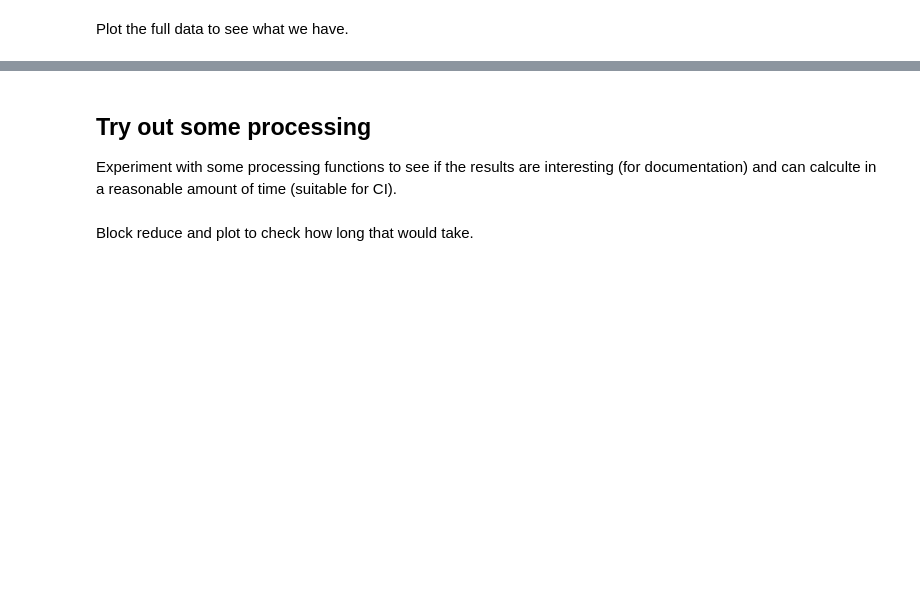
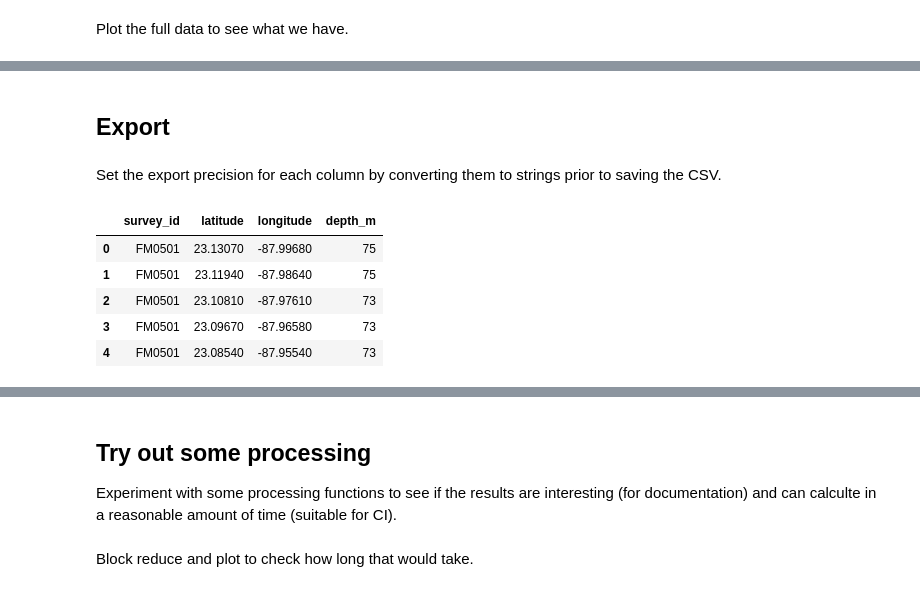
Before and after one commit to fatiando/data, a Jupyter notebook: bathymetry-caribbean/prepare.ipynb, the cells around one changed output, grey strips where cells are left out. Saved outputs shown, nothing was run; the diff lists cells and outputs as text; code cells hidden in the pictures; blank space fills up the shorter version.

```diff
--- a/bathymetry-caribbean/prepare.ipynb
+++ b/bathymetry-caribbean/prepare.ipynb
@@ -107,0 +90,19 @@ Save the data to a file and calculate its size and MD5 hash.
+# %% [markdown]
+## Export
+# %% [markdown]
+Set the export precision for each column by converting them to strings prior to saving the CSV.
+# %%
+export = data.copy()
+# Meter level precision for coordinates and depth.
+# This is a very conservative estimate of actual precision.
+export["longitude"] = export.longitude.map(lambda x: "{:.5f}".format(x))
+export["latitude"] = export.latitude.map(lambda x: "{:.5f}".format(x))
+export["depth_m"] = export.depth_m.map(lambda x: "{:.0f}".format(x))
+export.head()
+# %% [output]
+|  | survey_id | latitude | longitude | depth_m |
+| 0 | FM0501 | 23.13070 | -87.99680 | 75 |
+| 1 | FM0501 | 23.11940 | -87.98640 | 75 |
+| 2 | FM0501 | 23.10810 | -87.97610 | 73 |
+| 3 | FM0501 | 23.09670 | -87.96580 | 73 |
+| 4 | FM0501 | 23.08540 | -87.95540 | 73 |
```
Also changed, not shown: parts of 14 cells of this notebook, 1 other file.
